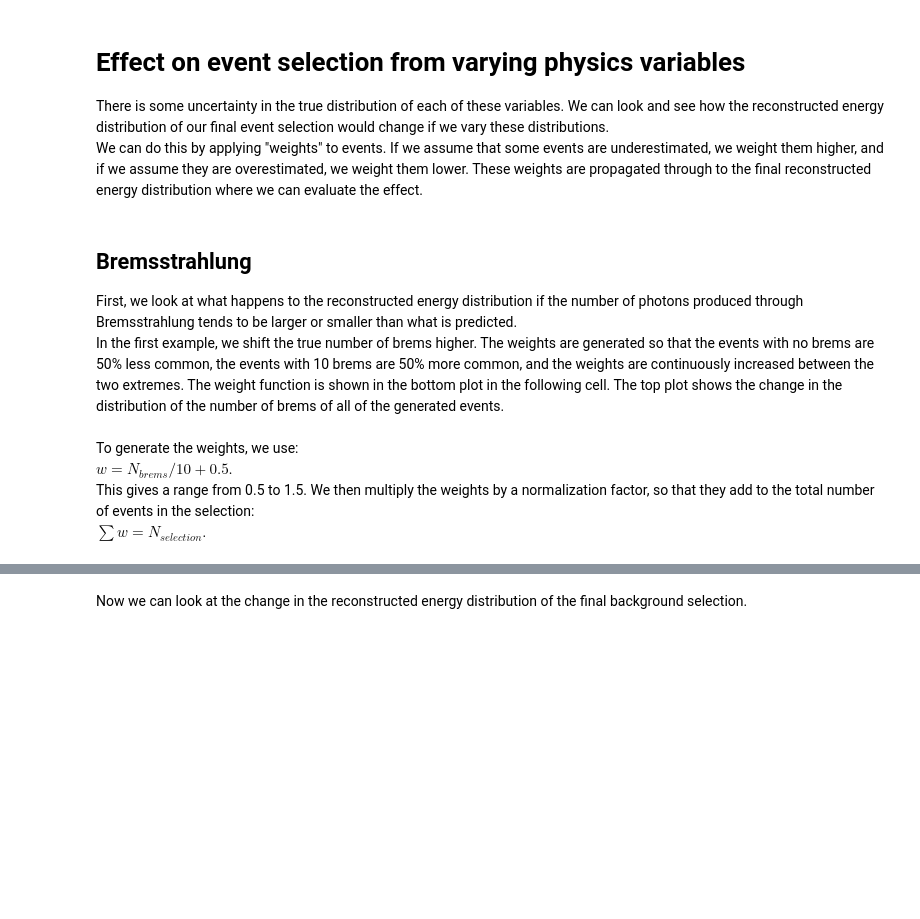
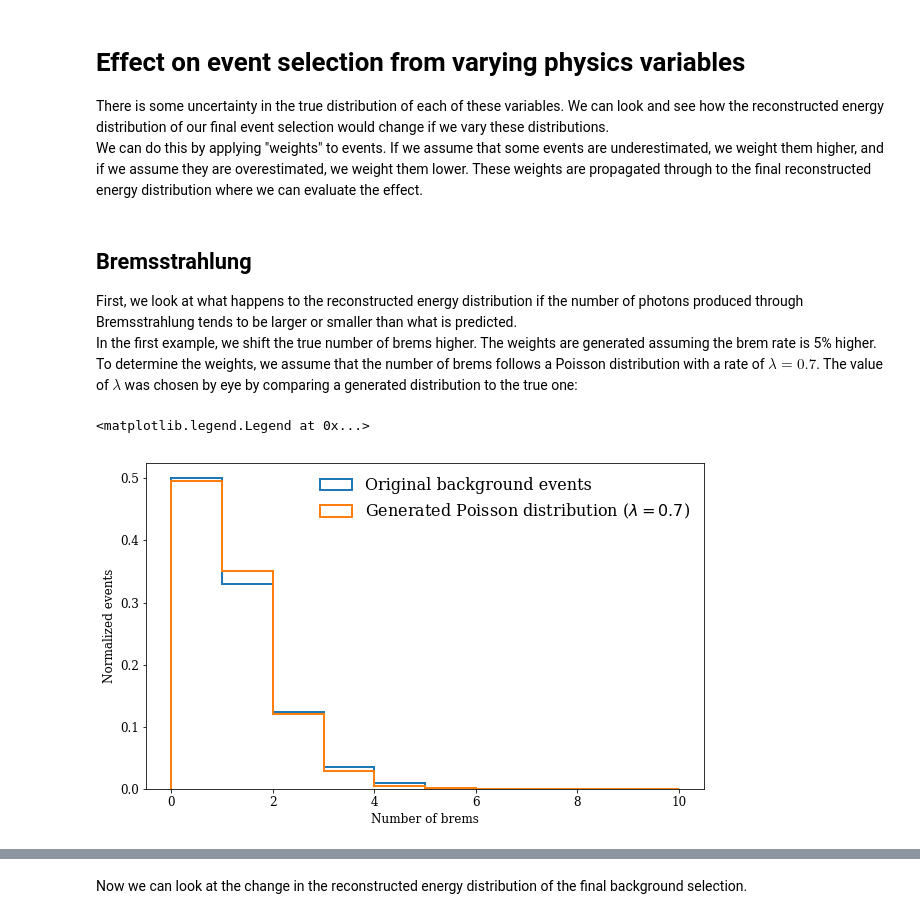
Before and after one commit to k-woodruff/bb2nu, a Jupyter notebook: bb2nu_BG_distribution.ipynb, the cells around one changed output, grey strips where cells are left out. Cells and saved outputs as stored; diff of their text form; code cells hidden in the pictures; blank space fills up the shorter version.

```diff
--- a/bb2nu_BG_distribution.ipynb
+++ b/bb2nu_BG_distribution.ipynb
@@ -145,12 +145,23 @@ We can do this by applying "weights" to events. If we assume that some events ar
 ## Bremsstrahlung
 First, we look at what happens to the reconstructed energy distribution if the number of photons produced through Bremsstrahlung tends to be larger or smaller than what is predicted.
 <br>
-In the first example, we shift the true number of brems higher. The weights are generated so that the events with no brems are 50% less common, the events with 10 brems are 50% more common, and the weights are continuously increased between the two extremes. The weight function is shown in the bottom plot in the following cell. The top plot shows the change in the distribution of the number of brems of all of the generated events.
-<br><br>
-To generate the weights, we use:
-<br>
-$w = N_{brems} / 10 + 0.5$.
-<br>
-This gives a range from 0.5 to 1.5. We then multiply the weights by a normalization factor, so that they add to the total number of events in the selection:
-<br>
-$\sum w = N_{selection}$.
+In the first example, we shift the true number of brems higher. The weights are generated assuming the brem rate is 5% higher. To determine the weights, we assume that the number of brems follows a Poisson distribution with a rate of $\lambda = 0.7$. The value of $\lambda$ was chosen by eye by comparing a generated distribution to the true one:
+# %%
+plt.figure(figsize=(10,6))
+
+rate0 = 0.7
+brem_pois = np.random.poisson(rate0, 10000)
+
+plt.hist(df_particles['n_brems'], bins=brbins, histtype='step', lw=2, density=True, label='Original background events');
+plt.hist(brem_pois, bins=brbins, histtype='step', lw=2, density=True, label=r'Generated Poisson distribution ($\lambda = 0.7$)')
+
+plt.ylabel('Normalized events', fontsize=12)
+plt.xlabel('Number of brems', fontsize=12)
+
+plt.tick_params(which='major', axis='both', labelsize=12)
+plt.tick_params(which='major', axis='both', labelsize=12)
+
+plt.legend(loc='upper right', fontsize=16)
+# %% [output]
+<matplotlib.legend.Legend at 0x...>
+[figure, added]
```
Also changed, not shown: parts of 10 cells of this notebook.
